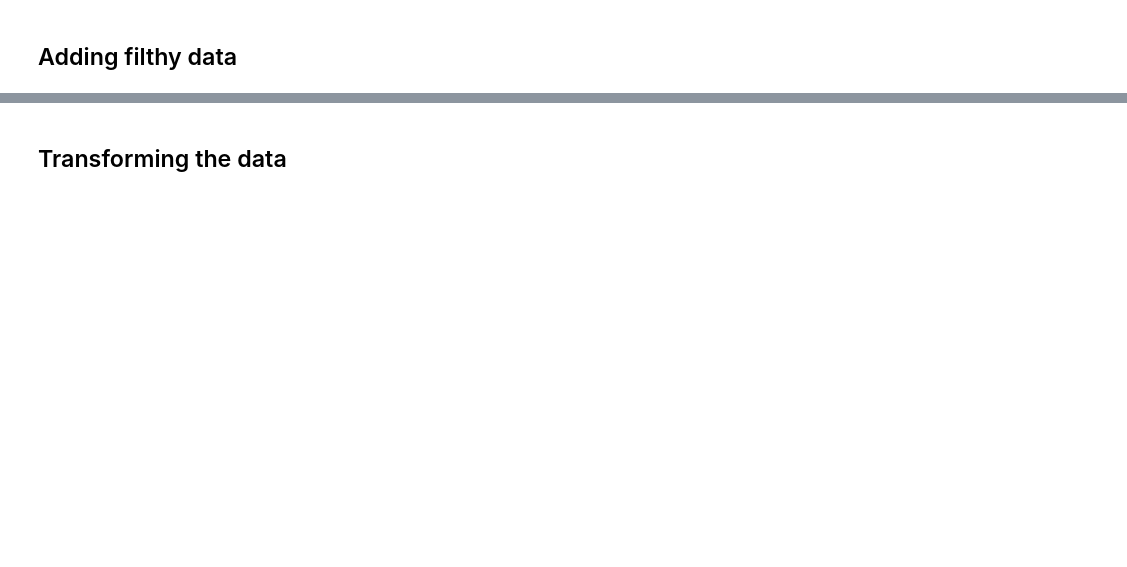
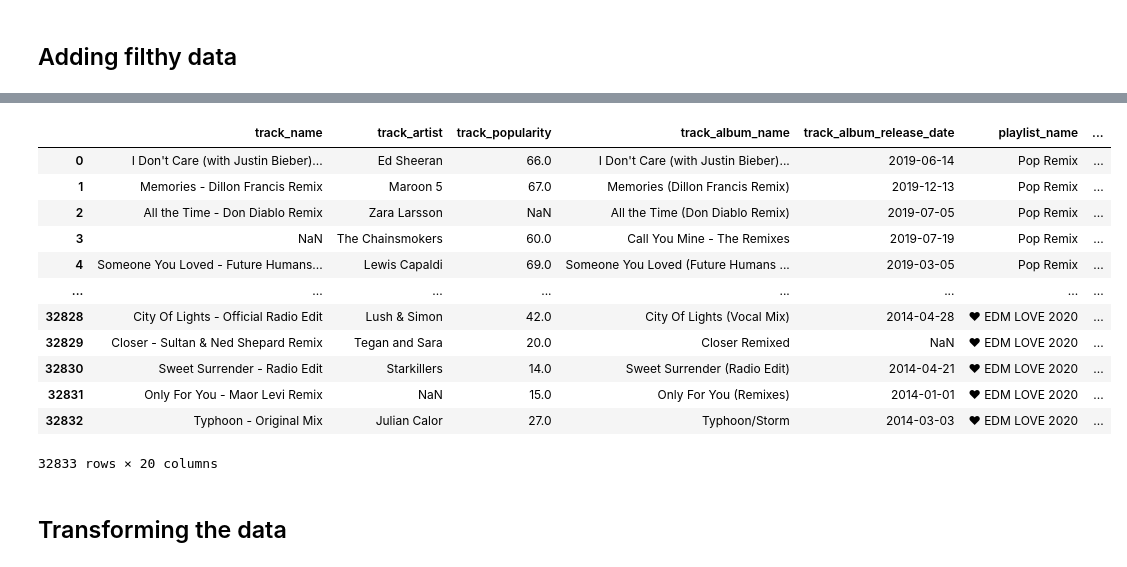
Before and after one commit to IlianCoding/SpotifyAIModel, a Jupyter notebook: featureEngineering.ipynb, the cells around one changed output, grey strips where cells are left out. Cells and saved outputs as stored; diff of their text form; code cells hidden in the pictures; blank space fills up the shorter version.

```diff
--- a/featureEngineering.ipynb
+++ b/featureEngineering.ipynb
@@ -22,4 +22,20 @@ new_data.describe()
 | max | 100.000000 | 0.983000 | 1.000000 | 11.000000 | 1.275000 | 1.000000 | 0.918000 | 0.994000 | ... |
+# %%
+new_data
+# %% [output]
+|  | track_name | track_artist | track_popularity | track_album_name | track_album_release_date | playlist_name | ... |
+| 0 | I Don't Care (with Justin Bieber)... | Ed Sheeran | 66.0 | I Don't Care (with Justin Bieber)... | 2019-06-14 | Pop Remix | ... |
+| 1 | Memories - Dillon Francis Remix | Maroon 5 | 67.0 | Memories (Dillon Francis Remix) | 2019-12-13 | Pop Remix | ... |
+| 2 | All the Time - Don Diablo Remix | Zara Larsson | NaN | All the Time (Don Diablo Remix) | 2019-07-05 | Pop Remix | ... |
+| 3 | NaN | The Chainsmokers | 60.0 | Call You Mine - The Remixes | 2019-07-19 | Pop Remix | ... |
+| 4 | Someone You Loved - Future Humans... | Lewis Capaldi | 69.0 | Someone You Loved (Future Humans ... | 2019-03-05 | Pop Remix | ... |
+| ... | ... | ... | ... | ... | ... | ... | ... |
+| 32828 | City Of Lights - Official Radio Edit | Lush & Simon | 42.0 | City Of Lights (Vocal Mix) | 2014-04-28 | ♥ EDM LOVE 2020 | ... |
+| 32829 | Closer - Sultan & Ned Shepard Remix | Tegan and Sara | 20.0 | Closer Remixed | NaN | ♥ EDM LOVE 2020 | ... |
+| 32830 | Sweet Surrender - Radio Edit | Starkillers | 14.0 | Sweet Surrender (Radio Edit) | 2014-04-21 | ♥ EDM LOVE 2020 | ... |
+| 32831 | Only For You - Maor Levi Remix | NaN | 15.0 | Only For You (Remixes) | 2014-01-01 | ♥ EDM LOVE 2020 | ... |
+| 32832 | Typhoon - Original Mix | Julian Calor | 27.0 | Typhoon/Storm | 2014-03-03 | ♥ EDM LOVE 2020 | ... |
+32833 rows × 20 columns
 # %% [markdown]
 ## Transforming the data
 # %%
```
Also changed, not shown: parts of 12 cells of this notebook, 4 other files.
